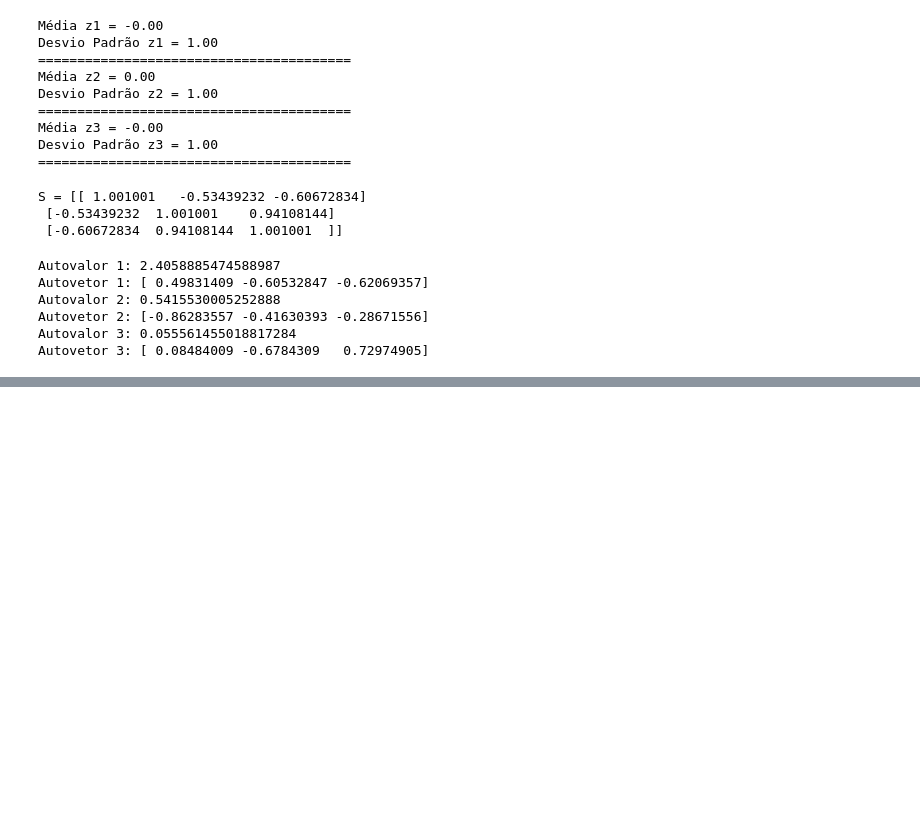
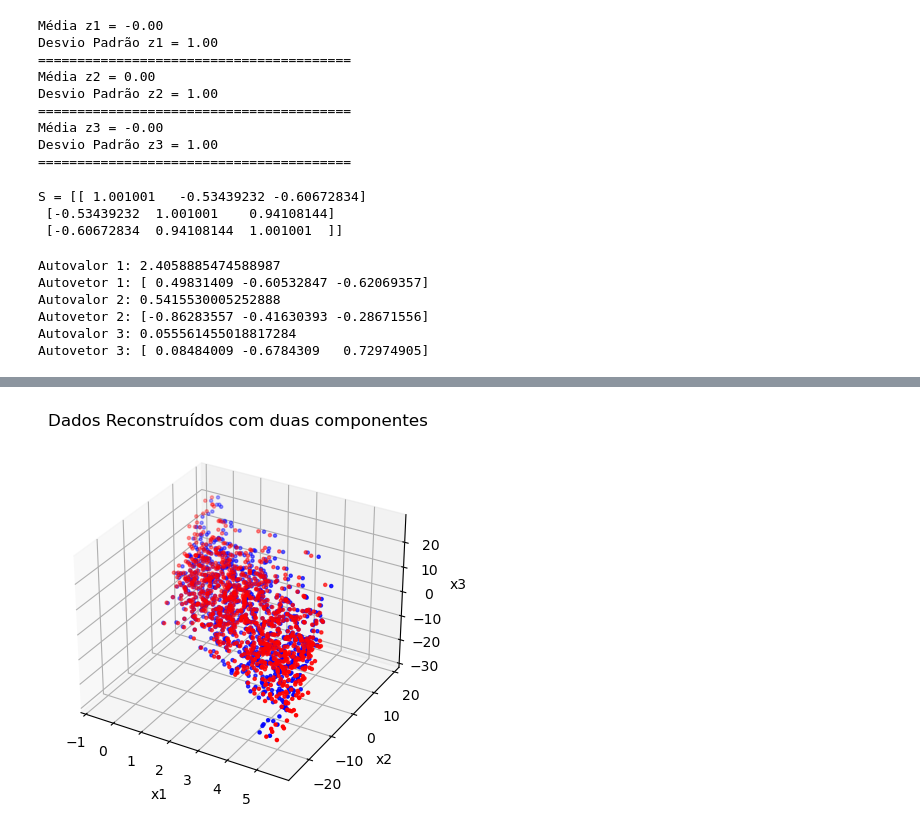
Before and after one commit to HenriqueTogo/machine-learning, a Jupyter notebook: Lista03/lista_03_231111280_q02.ipynb, the cells around one changed output, grey strips where cells are left out. Saved outputs shown, nothing was run; the diff lists cells and outputs as text; code cells hidden in the pictures; blank space fills up the shorter version.

Commit message:
PCA com duas e uma componente

```diff
--- a/Lista03/lista_03_231111280_q02.ipynb
+++ b/Lista03/lista_03_231111280_q02.ipynb
@@ -89,7 +76,0 @@ print(w)
-# %%
-z = np.zeros((k_order_pca, len(pca_normal)))
-for i in range(len(pca_normal)):
-    z[:, i] = np.transpose(w) @ (pca_normal[i] - mean_vec_pca)
-z = np.transpose(z)
-
-np.var(z, axis=0)
@@ -97,0 +79,17 @@ array([2.40348266, 0.54101145])
+# %%
+k_order_pca_1 = 1
+w1_list = []
+for i in range(k_order_pca_1):
+    w1_list.append(eigen_pca[i][1])
+
+k_order_pca_2 = 2
+w2_list = []
+for i in range(k_order_pca_2):
+    w2_list.append(eigen_pca[i][1])
+
+
+w1 = np.transpose(np.array(w1_list))
+w2 = np.transpose(np.array(w2_list))
+print(f'W1 = {w1}\n')
+
+print(f'W2 = {w2}\n')
@@ -97,0 +117,22 @@ array([2.40348266, 0.54101145])
+# %%
+z_1 = np.transpose(w1) @ np.transpose(arr_pca - mean_vec_pca)
+x_r_1 = np.transpose(w1 @ z_1) + (mean_vec_pca)
+
+z_2 = np.transpose(w2) @ np.transpose(arr_pca - mean_vec_pca)
+x_r_2 = np.transpose(w2 @ z_2) + (mean_vec_pca)
+
+z_1 = np.transpose(z_1)
+z_2 = np.transpose(z_2)
+# %%
+fig = plt.figure()
+ax = fig.add_subplot(projection='3d')
+
+ax.scatter(arr_pca[:,0], arr_pca[:,1], arr_pca[:,2], color='blue', marker='.')
+ax.scatter(x_r_2[:,0], x_r_2[:,1], x_r_2[:,2], color='red', marker='.')
+ax.set_xlabel('x1')
+ax.set_ylabel('x2')
+ax.set_zlabel('x3')
+plt.title('Dados Reconstruídos com duas componentes')
+plt.show()
+# %% [output]
+[figure, added]
```
Also changed, not shown: parts of 8 cells of this notebook.
